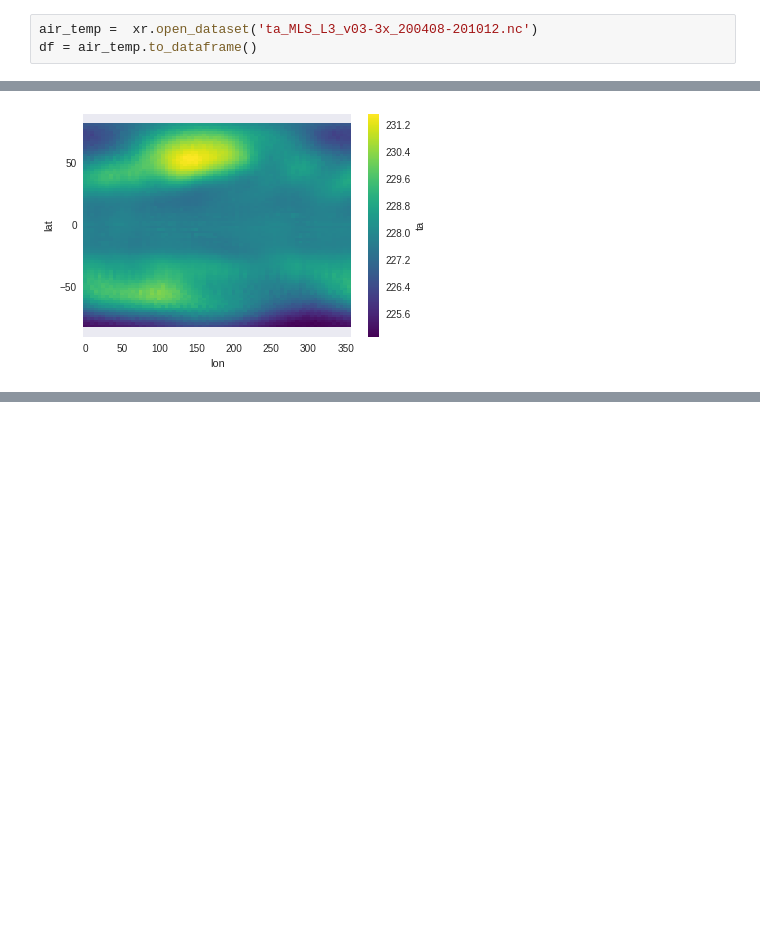
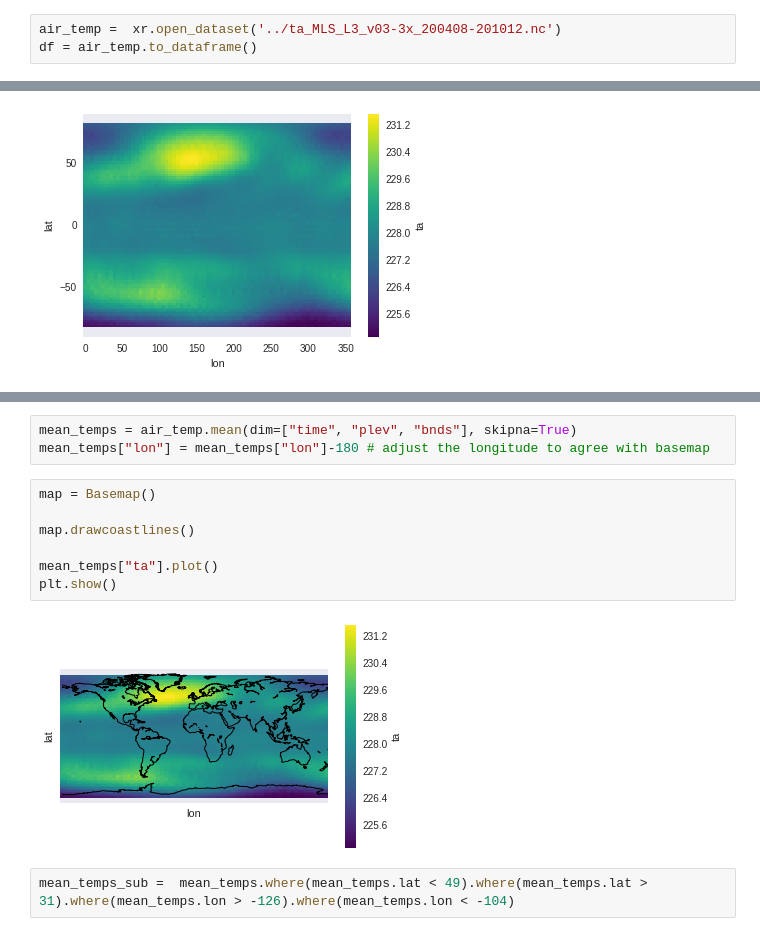
Before and after one commit to strongh/DIRECT-STEM-climate-workshop, a Jupyter notebook: notebooks/X-Array.ipynb, the cells around one changed output, grey strips where cells are left out. Cells and saved outputs as stored; diff of their text form; blank space fills up the shorter version.

Commit message:
updated question ideas, replaced cartopy with basemaps, and added subsetting to example nb

```diff
--- a/notebooks/X-Array.ipynb
+++ b/notebooks/X-Array.ipynb
@@ -7,6 +9,6 @@ import cartopy.crs as ccrs
 %matplotlib inline
 # %%
-air_temp =  xr.open_dataset('ta_MLS_L3_v03-3x_200408-201012.nc')
+air_temp =  xr.open_dataset('../ta_MLS_L3_v03-3x_200408-201012.nc')
 df = air_temp.to_dataframe()
 # %%
 df.head()
@@ -81,0 +45,14 @@ Reduce this Dataset's data by applying `mean` along some
+# %%
+mean_temps = air_temp.mean(dim=["time", "plev", "bnds"], skipna=True)
+mean_temps["lon"] = mean_temps["lon"]-180 # adjust the longitude to agree with basemap
+# %%
+map = Basemap()
+
+map.drawcoastlines()
+
+mean_temps["ta"].plot()
+plt.show()
+# %% [output]
+[figure, added]
+# %%
+mean_temps_sub =  mean_temps.where(mean_temps.lat < 49).where(mean_temps.lat > 31).where(mean_temps.lon > -126).where(mean_temps.lon < -104)
```
Also changed, not shown: parts of 5 cells of this notebook, 1 other file.
